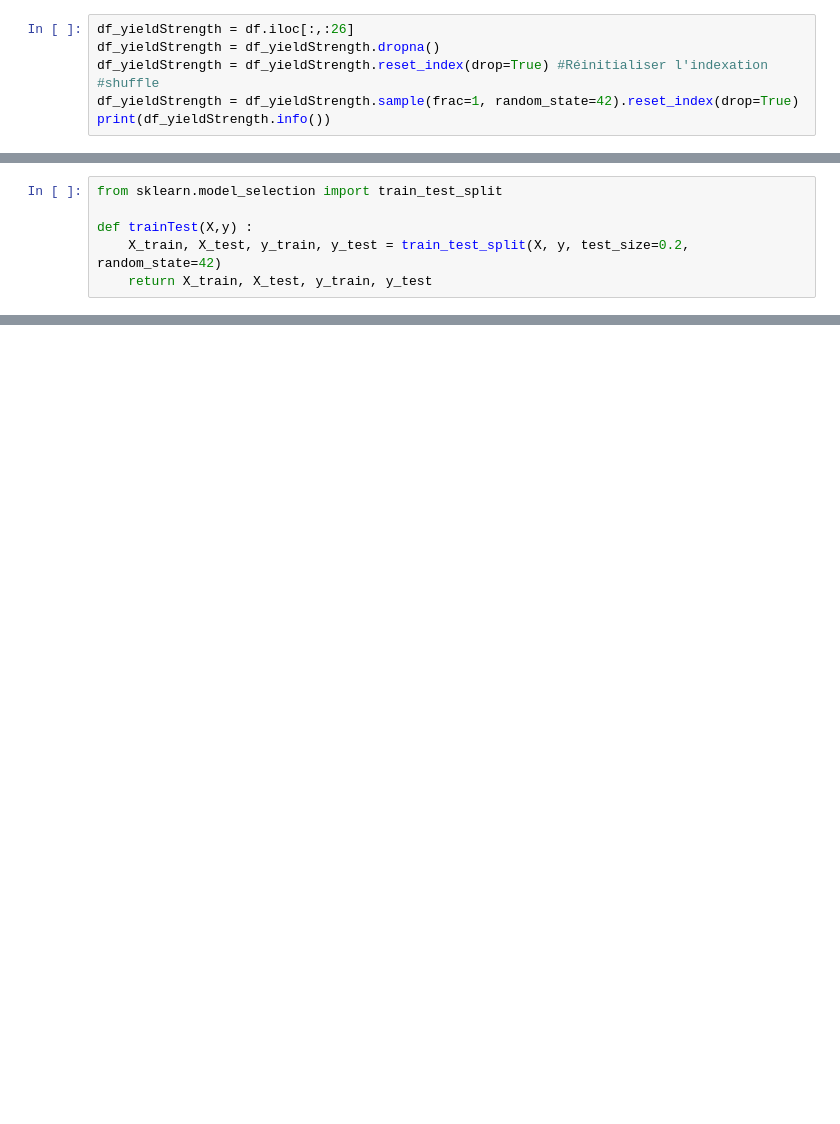
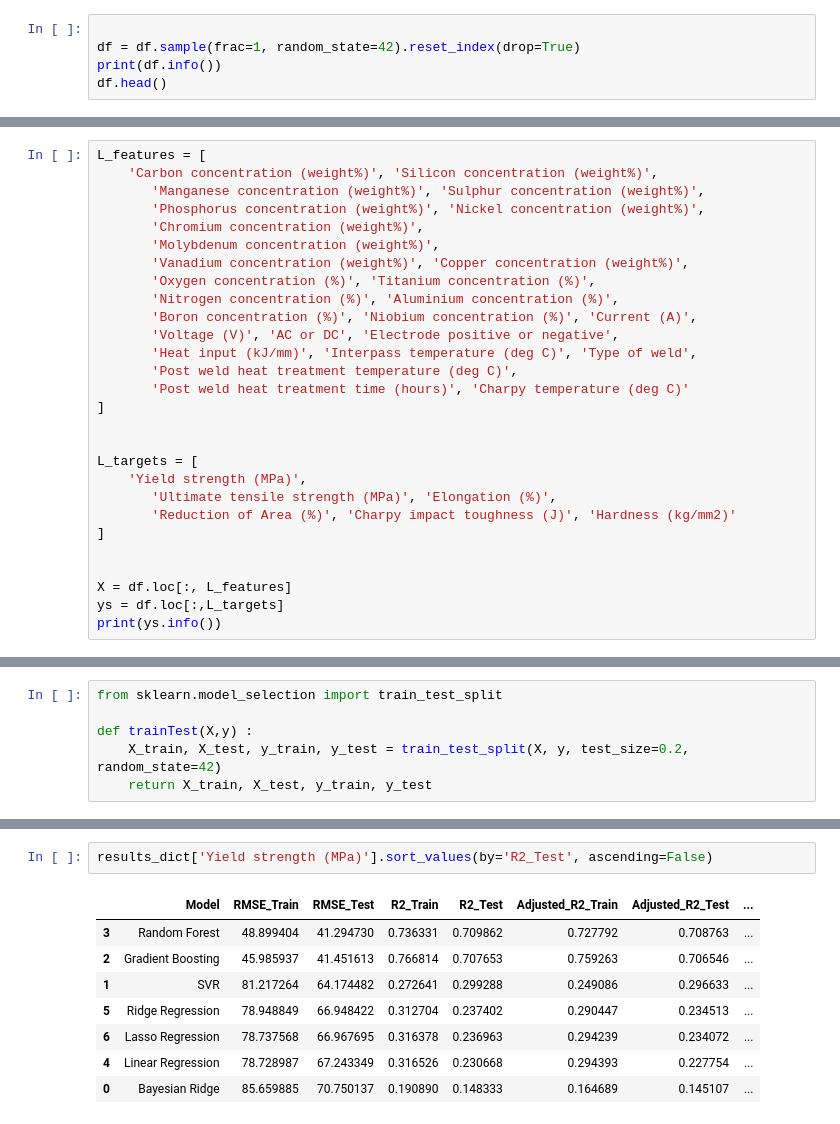
Before and after one commit to irenedagherr/ApprentissageAutomatiqueProjet, a Jupyter notebook: 5 - Implementation ML/MLsupervised.ipynb, the cells around one changed output, grey strips where cells are left out. Drawn from its saved outputs; the diff is of its cells as text; blank space fills up the shorter version.

```diff
--- a/5 - Implementation ML/MLsupervised.ipynb
+++ b/5 - Implementation ML/MLsupervised.ipynb
@@ -50,10 +50,8 @@ memory usage: 400.2 KB
 None
 # %%
-df_yieldStrength = df.iloc[:,:26]
-df_yieldStrength = df_yieldStrength.dropna()
-df_yieldStrength = df_yieldStrength.reset_index(drop=True) #Réinitialiser l'indexation
-#shuffle
-df_yieldStrength = df_yieldStrength.sample(frac=1, random_state=42).reset_index(drop=True)
-print(df_yieldStrength.info())
+
+df = df.sample(frac=1, random_state=42).reset_index(drop=True)
+print(df.info())
+df.head()
 # %% [output]
 <class 'pandas.core.frame.DataFrame'>
@@ -89,0 +83,28 @@ None
+# %%
+L_features = [
+    'Carbon concentration (weight%)', 'Silicon concentration (weight%)',
+       'Manganese concentration (weight%)', 'Sulphur concentration (weight%)',
+       'Phosphorus concentration (weight%)', 'Nickel concentration (weight%)',
+       'Chromium concentration (weight%)',
+       'Molybdenum concentration (weight%)',
+       'Vanadium concentration (weight%)', 'Copper concentration (weight%)',
+       'Oxygen concentration (%)', 'Titanium concentration (%)',
+       'Nitrogen concentration (%)', 'Aluminium concentration (%)',
+       'Boron concentration (%)', 'Niobium concentration (%)', 'Current (A)',
+       'Voltage (V)', 'AC or DC', 'Electrode positive or negative',
+       'Heat input (kJ/mm)', 'Interpass temperature (deg C)', 'Type of weld',
+       'Post weld heat treatment temperature (deg C)',
+       'Post weld heat treatment time (hours)', 'Charpy temperature (deg C)'
+]
+
+
+L_targets = [
+    'Yield strength (MPa)',
+       'Ultimate tensile strength (MPa)', 'Elongation (%)',
+       'Reduction of Area (%)', 'Charpy impact toughness (J)', 'Hardness (kg/mm2)'
+]
+
+
+X = df.loc[:, L_features]
+ys = df.loc[:,L_targets]
+print(ys.info())
@@ -347,0 +483,11 @@ Résultat pour Yield strength (MPa) avec pour moyenne 508.55717948717944:
+# %%
+results_dict['Yield strength (MPa)'].sort_values(by='R2_Test', ascending=False)
+# %% [output]
+|  | Model | RMSE_Train | RMSE_Test | R2_Train | R2_Test | Adjusted_R2_Train | Adjusted_R2_Test | ... |
+| 3 | Random Forest | 48.899404 | 41.294730 | 0.736331 | 0.709862 | 0.727792 | 0.708763 | ... |
+| 2 | Gradient Boosting | 45.985937 | 41.451613 | 0.766814 | 0.707653 | 0.759263 | 0.706546 | ... |
+| 1 | SVR | 81.217264 | 64.174482 | 0.272641 | 0.299288 | 0.249086 | 0.296633 | ... |
+| 5 | Ridge Regression | 78.948849 | 66.948422 | 0.312704 | 0.237402 | 0.290447 | 0.234513 | ... |
+| 6 | Lasso Regression | 78.737568 | 66.967695 | 0.316378 | 0.236963 | 0.294239 | 0.234072 | ... |
+| 4 | Linear Regression | 78.728987 | 67.243349 | 0.316526 | 0.230668 | 0.294393 | 0.227754 | ... |
+| 0 | Bayesian Ridge | 85.659885 | 70.750137 | 0.190890 | 0.148333 | 0.164689 | 0.145107 | ... |
```
Also changed, not shown: parts of 9 cells of this notebook, 6 other files.
